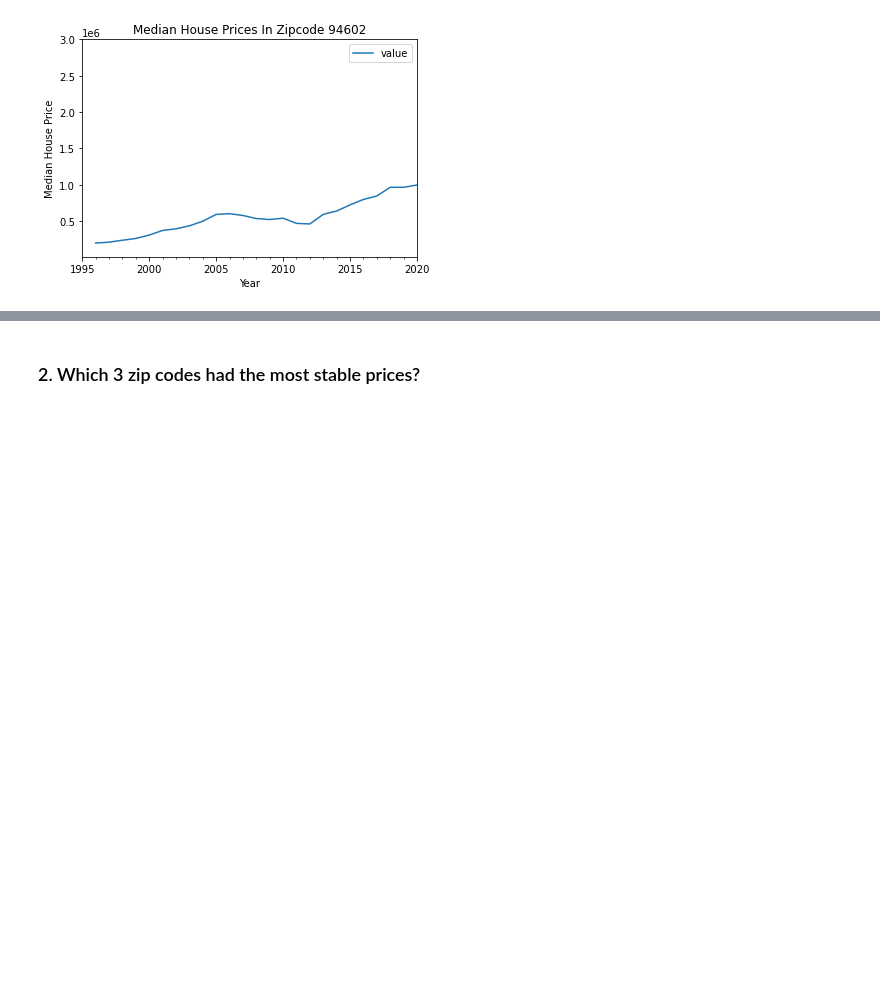
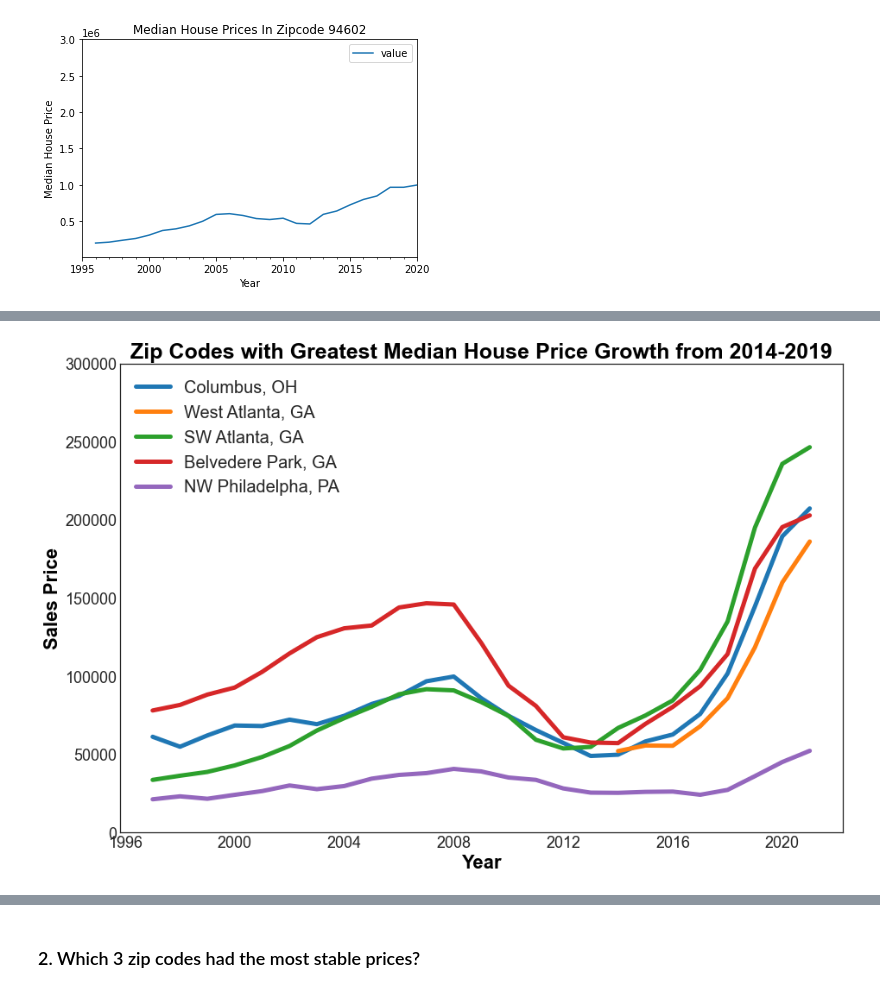
Before and after one commit to jrf6xh/Time-Series-Modeling, a Jupyter notebook: starter_notebook_CM.ipynb, the cells around one changed output, grey strips where cells are left out. Drawn from its saved outputs; the diff is of its cells as text; code cells hidden in the pictures; blank space fills up the shorter version.

```diff
--- a/starter_notebook_CM.ipynb
+++ b/starter_notebook_CM.ipynb
@@ -429,0 +541,49 @@ line_plot(oakland_vicinity_zips)
+# %%
+# NOT USED
+        small = 10
+        med = 12
+        large = 14
+
+        plt.rc('font', size=small)          # controls default text sizes
+        plt.rc('axes', titlesize=large)     # fontsize of the axes title
+        plt.rc('axes', labelsize=large)    # fontsize of the x and y labels
+        plt.rc('xtick', labelsize=small)    # fontsize of the tick labels
+        plt.rc('ytick', labelsize=small)    # fontsize of the tick labels
+        plt.rc('legend', fontsize=med)    # legend fontsize
+        plt.rc('figure', titlesize=large)  # fontsize of the figure title
+# %%
+def line_plot_combined_low_value(list_of_zips, list_of_labels, title):
+    frames = []
+    for z in list_of_zips:
+        zip_frame = df[df['zipcode'] == z]
+        zip_frame = zip_frame.set_index(pd.to_datetime(zip_frame['time']))
+        zip_frame = zip_frame.resample('A').median()
+        zip_frame.drop(columns='zipcode', inplace=True)
+        frames.append(zip_frame)
+
+
+        font_title = {'family': 'sans-serif',
+        'color':  'black',
+        'weight': 'bold',
+        'size': 25,}
+
+        font_med = {'family': 'sans-serif',
+        'color':  'black',
+        'weight': 'bold',
+        'size': 22,}
+
+    for i in frames:
+        plt.style.use('seaborn-white')
+        plt.plot(i, linewidth=5)
+        plt.rcParams['figure.figsize']=(15,10)
+        plt.title(title, fontdict=font_title)
+        plt.xlabel('Year', fontdict=font_med)
+        plt.ylabel('Sales Price', fontdict=font_med)
+        plt.ylim(0, 300000)
+        plt.legend(list_of_labels, loc='upper left', fontsize=20)
+        plt.xticks(fontsize=18)
+        plt.yticks(fontsize=18)
+
+line_plot_combined_low_value(top_5_growth_zips, top_5_labels, title_5)
+# %% [output]
+[figure, added]
```
Also changed, not shown: parts of 47 cells of this notebook.
